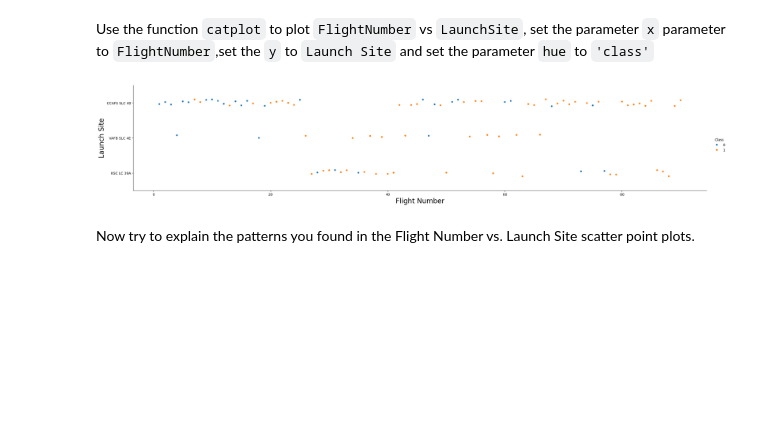
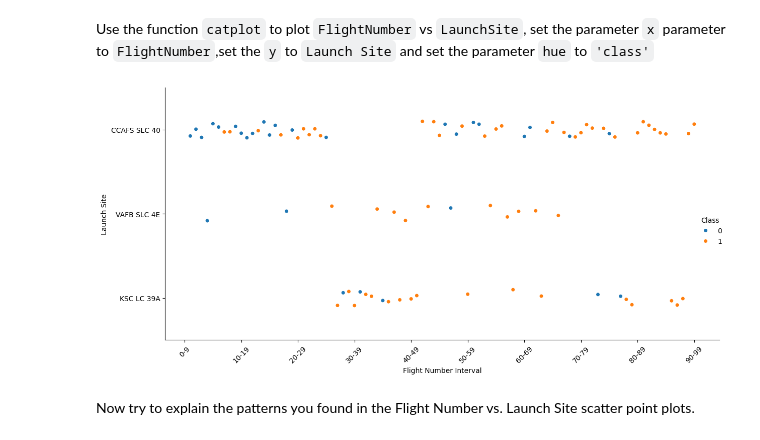
Before and after one commit to camfarrell25/IBM-Capstone-Project-CF2025, a Jupyter notebook: 5_jupyter-labs-eda-dataviz-v2.ipynb, the cells around one changed output. Saved outputs shown, nothing was run; the diff lists cells and outputs as text; code cells hidden in the pictures; blank space fills up the shorter version.

```diff
--- a/5_jupyter-labs-eda-dataviz-v2.ipynb
+++ b/5_jupyter-labs-eda-dataviz-v2.ipynb
@@ -120,12 +138,27 @@ Next, let's drill down to each site visualize its detailed launch records.
 Use the function <code>catplot</code> to plot <code>FlightNumber</code> vs <code>LaunchSite</code>, set the  parameter <code>x</code>  parameter to <code>FlightNumber</code>,set the  <code>y</code> to <code>Launch Site</code> and set the parameter <code>hue</code> to <code>'class'</code>
 # %%
 # Plot a scatter point chart with x axis to be Flight Number and y axis to be the launch site, and hue to be the class value
-sns.catplot(x='FlightNumber', y='LaunchSite', hue='Class', data=df, aspect=5)
-plt.xlabel('Flight Number', fontsize=20)
-plt.ylabel('Launch Site', fontsize=20)
+g = sns.catplot(
+    x='FlightNumber',
+    y='LaunchSite',
+    hue='Class',
+    data=df,
+    aspect=2,
+    height=6
+)
+
+# Create x-tick labels by intervals (e.g., every 10 flights)
+xticks = range(0, df['FlightNumber'].max() + 1, 10)
+xlabels = [f"{i}-{i+9}" for i in xticks]
+g.ax.set_xticks(xticks)
+g.ax.set_xticklabels(xlabels, rotation=45)
+
+# Label the axes
+g.set_axis_labels("Flight Number Interval", "Launch Site")
+plt.tight_layout()
 plt.show()
 # %% [output]
-[figure, old version]
+[figure, new version]
 # %% [markdown]
 Now try to explain the patterns you found in the Flight Number vs. Launch Site scatter point plots.
 # %% [markdown]
```
Also changed, not shown: parts of 9 cells of this notebook, 5 other files.
